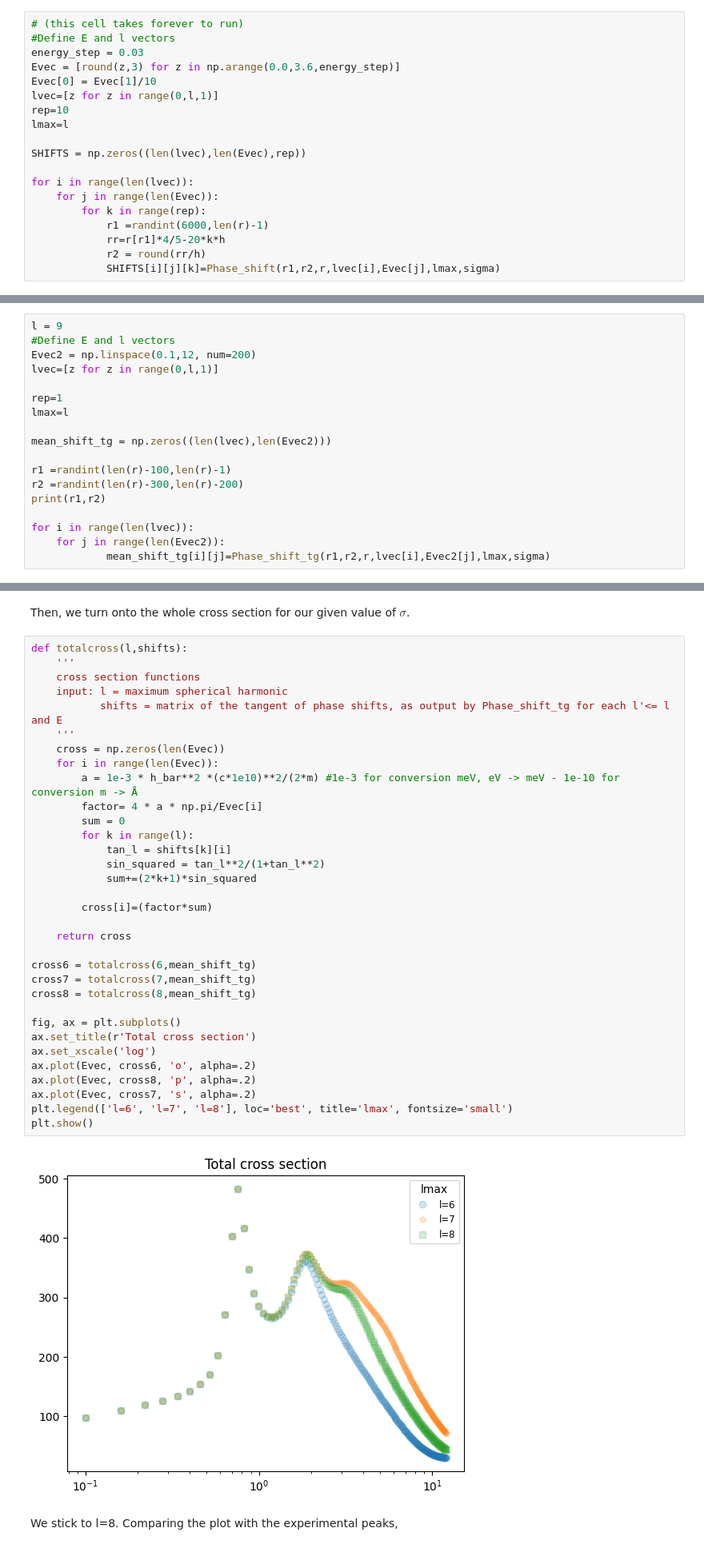
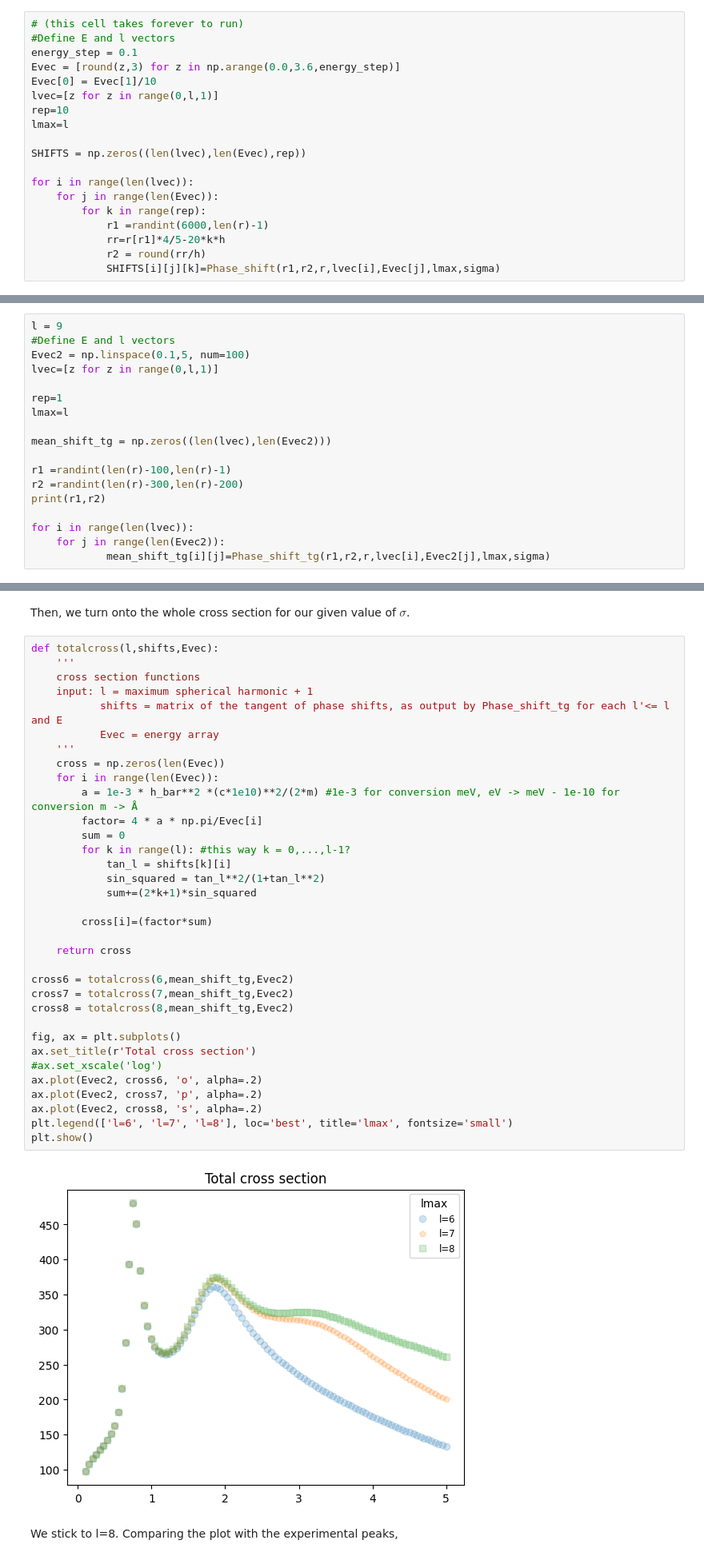
Before and after one commit to marcobeIIa/computational_physics, a Jupyter notebook: Lusvardi_Bella_Parolini_H_Kr_scattering.ipynb, the cells around one changed output, grey strips where cells are left out. Shown at 80% size. Drawn from its saved outputs; the diff is of its cells as text.

```diff
--- a/Lusvardi_Bella_Parolini_H_Kr_scattering.ipynb
+++ b/Lusvardi_Bella_Parolini_H_Kr_scattering.ipynb
@@ -346,7 +346,7 @@ verify that the phase shift we find this way is independent of the choice of the
 # %%
 # (this cell takes forever to run)
 #Define E and l vectors
-energy_step = 0.03
+energy_step = 0.1
 Evec = [round(z,3) for z in np.arange(0.0,3.6,energy_step)]
 Evec[0] = Evec[1]/10
 lvec=[z for z in range(0,l,1)]
@@ -415,7 +415,7 @@ From this analysis, we can conclude that we can simply take 1 phase shift for ea
 # %%
 l = 9
 #Define E and l vectors
-Evec2 = np.linspace(0.1,12, num=200)
+Evec2 = np.linspace(0.1,5, num=100)
 lvec=[z for z in range(0,l,1)]
 
 rep=1
@@ -477,40 +477,41 @@ plt.show()
 # %% [markdown]
 Then, we turn onto the whole cross section for our given value of $\sigma$.
 # %%
-def totalcross(l,shifts):
+def totalcross(l,shifts,Evec):
     '''
     cross section functions
-    input: l = maximum spherical harmonic
+    input: l = maximum spherical harmonic + 1
            shifts = matrix of the tangent of phase shifts, as output by Phase_shift_tg for each l'<= l and E
+           Evec = energy array
     '''
     cross = np.zeros(len(Evec))
     for i in range(len(Evec)):
         a = 1e-3 * h_bar**2 *(c*1e10)**2/(2*m) #1e-3 for conversion meV, eV -> meV - 1e-10 for conversion m -> Å
         factor= 4 * a * np.pi/Evec[i]
         sum = 0
-        for k in range(l):
+        for k in range(l): #this way k = 0,...,l-1?
             tan_l = shifts[k][i]
             sin_squared = tan_l**2/(1+tan_l**2)
             sum+=(2*k+1)*sin_squared
 
         cross[i]=(factor*sum)
 
     return cross
 
-cross6 = totalcross(6,mean_shift_tg)
-cross7 = totalcross(7,mean_shift_tg)
-cross8 = totalcross(8,mean_shift_tg)
+cross6 = totalcross(6,mean_shift_tg,Evec2)
+cross7 = totalcross(7,mean_shift_tg,Evec2)
+cross8 = totalcross(8,mean_shift_tg,Evec2)
 
 fig, ax = plt.subplots()
 ax.set_title(r'Total cross section')
-ax.set_xscale('log')
-ax.plot(Evec, cross6, 'o', alpha=.2)
-ax.plot(Evec, cross8, 'p', alpha=.2)
-ax.plot(Evec, cross7, 's', alpha=.2)
+#ax.set_xscale('log')
+ax.plot(Evec2, cross6, 'o', alpha=.2)
+ax.plot(Evec2, cross7, 'p', alpha=.2)
+ax.plot(Evec2, cross8, 's', alpha=.2)
 plt.legend(['l=6', 'l=7', 'l=8'], loc='best', title='lmax', fontsize='small')
 plt.show()
 # %% [output]
-[figure, old version]
+[figure, new version]
 # %% [markdown]
 We stick to l=8. Comparing the plot with the experimental peaks,
 # %%
```
Also changed, not shown: parts of 8 cells of this notebook.
